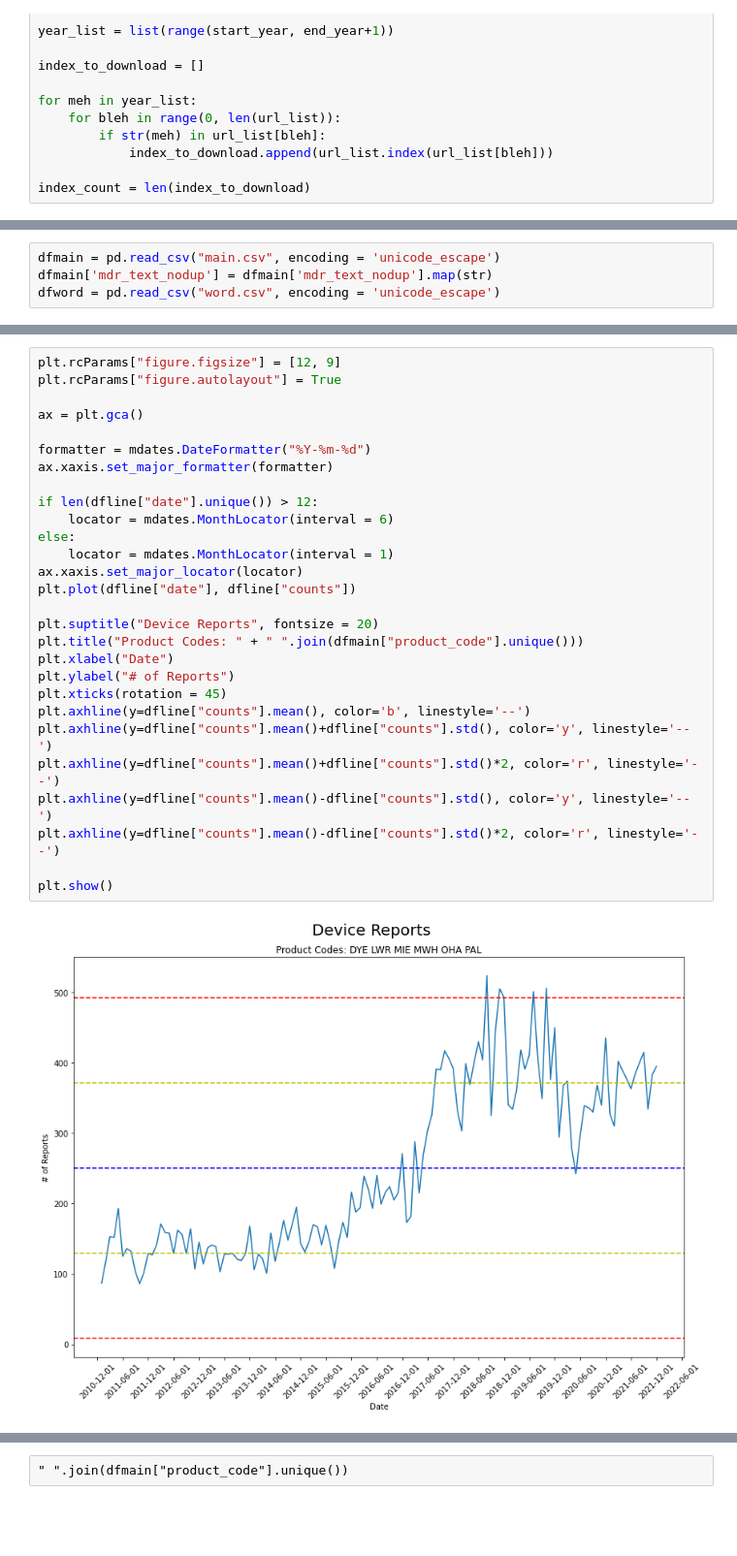
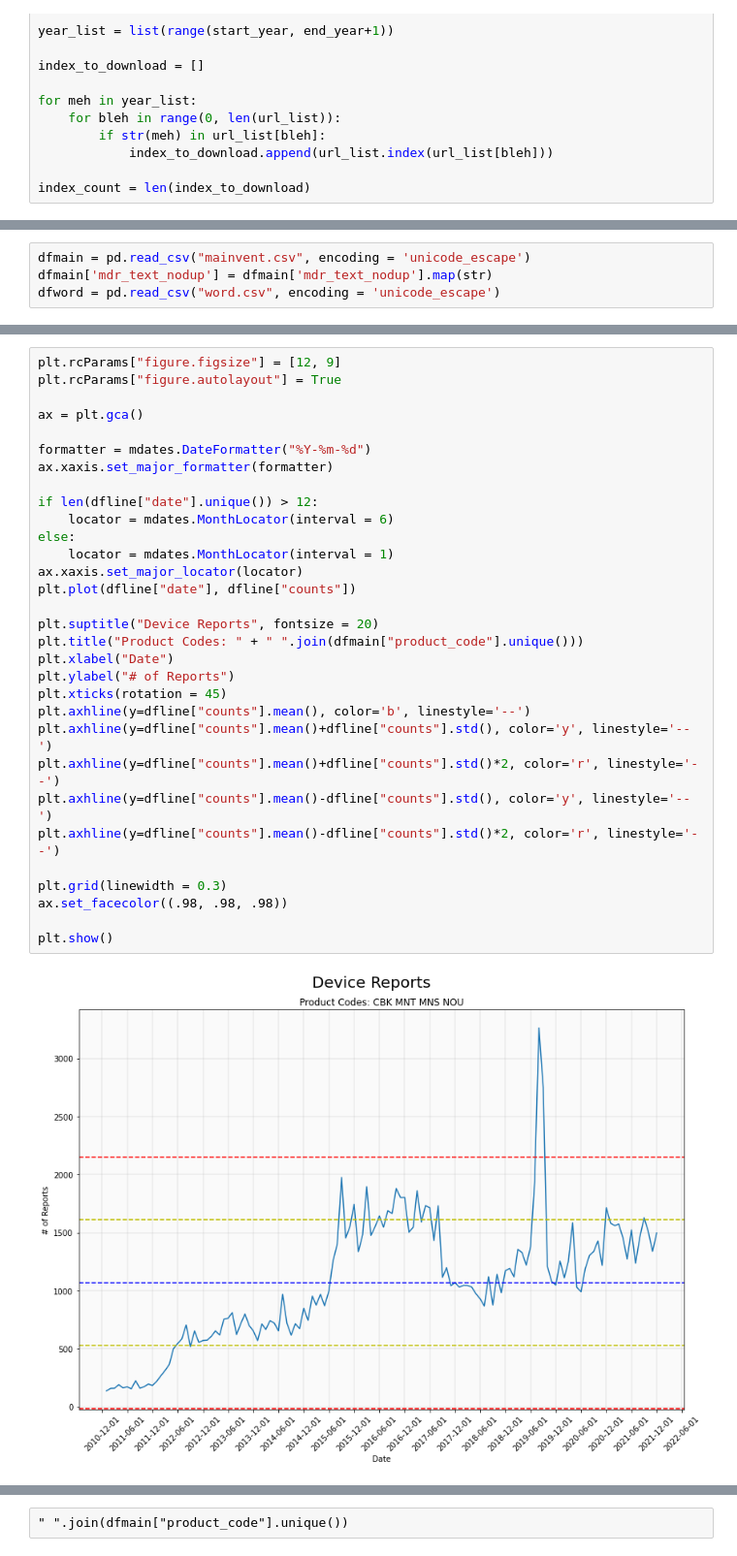
Before and after one commit to allenbutt/FDA, a Jupyter notebook: FDA.ipynb, the cells around one changed output, grey strips where cells are left out. Shown at 97% size. Saved outputs shown, nothing was run; the diff lists cells and outputs as text; blank space fills up the shorter version.

```diff
--- a/FDA.ipynb
+++ b/FDA.ipynb
@@ -351,5 +501,5 @@ dfmain.to_csv(r'main.csv', index = False)
 # %%
-dfmain = pd.read_csv("main.csv", encoding = 'unicode_escape')
+dfmain = pd.read_csv("mainvent.csv", encoding = 'unicode_escape')
 dfmain['mdr_text_nodup'] = dfmain['mdr_text_nodup'].map(str)
 dfword = pd.read_csv("word.csv", encoding = 'unicode_escape')
 # %%
@@ -425,33 +576,36 @@ dfline.head()
 # %%
 plt.rcParams["figure.figsize"] = [12, 9]
 plt.rcParams["figure.autolayout"] = True
 
 ax = plt.gca()
 
 formatter = mdates.DateFormatter("%Y-%m-%d")
 ax.xaxis.set_major_formatter(formatter)
 
 if len(dfline["date"].unique()) > 12:
     locator = mdates.MonthLocator(interval = 6)
 else:
     locator = mdates.MonthLocator(interval = 1)
 ax.xaxis.set_major_locator(locator)
 plt.plot(dfline["date"], dfline["counts"])
 
 plt.suptitle("Device Reports", fontsize = 20)
 plt.title("Product Codes: " + " ".join(dfmain["product_code"].unique()))
 plt.xlabel("Date")
 plt.ylabel("# of Reports")
 plt.xticks(rotation = 45)
 plt.axhline(y=dfline["counts"].mean(), color='b', linestyle='--')
 plt.axhline(y=dfline["counts"].mean()+dfline["counts"].std(), color='y', linestyle='--')
 plt.axhline(y=dfline["counts"].mean()+dfline["counts"].std()*2, color='r', linestyle='--')
 plt.axhline(y=dfline["counts"].mean()-dfline["counts"].std(), color='y', linestyle='--')
 plt.axhline(y=dfline["counts"].mean()-dfline["counts"].std()*2, color='r', linestyle='--')
 
+plt.grid(linewidth = 0.3)
+ax.set_facecolor((.98, .98, .98))
+
 plt.show()
 # %% [output]
-[figure, old version]
+[figure, new version]
 # %%
 # Create a linechart to show the change of a word over time
 #Start by creating a new dataframe with the word count information for just the word in question
```
Also changed, not shown: parts of 22 cells of this notebook.
